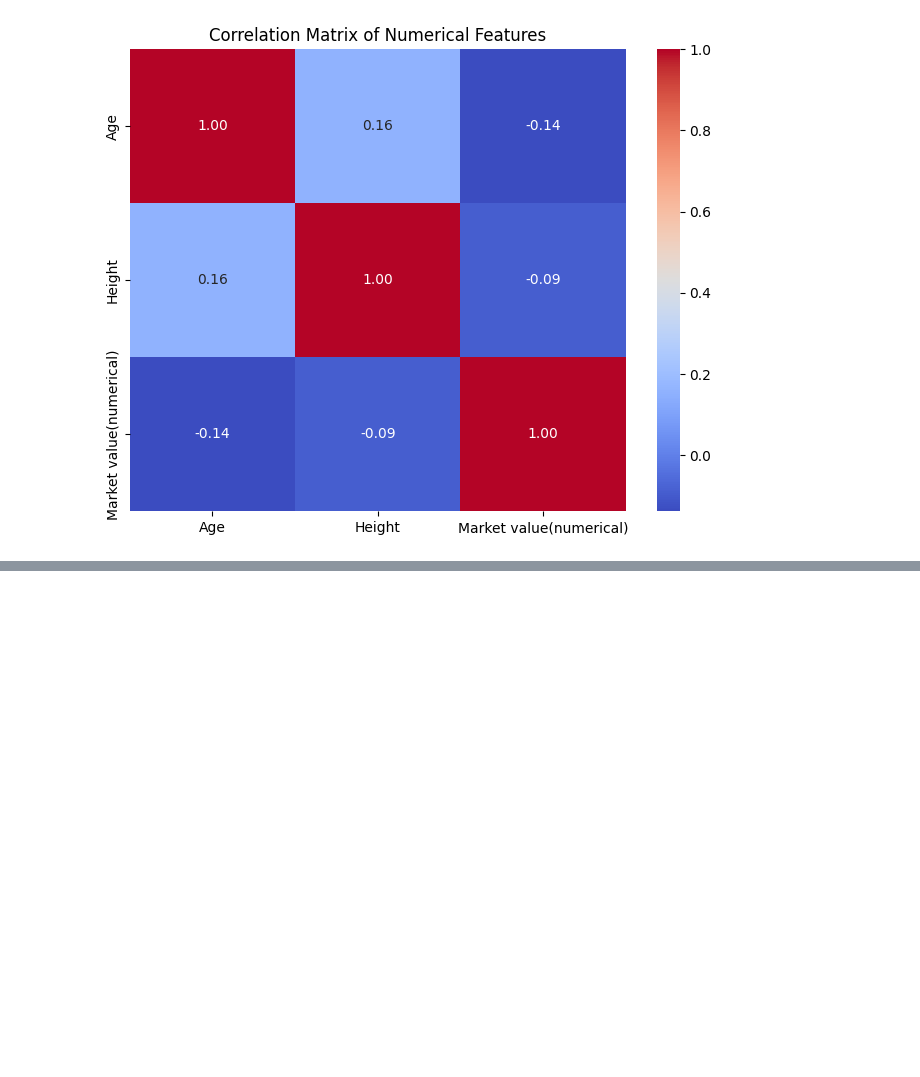
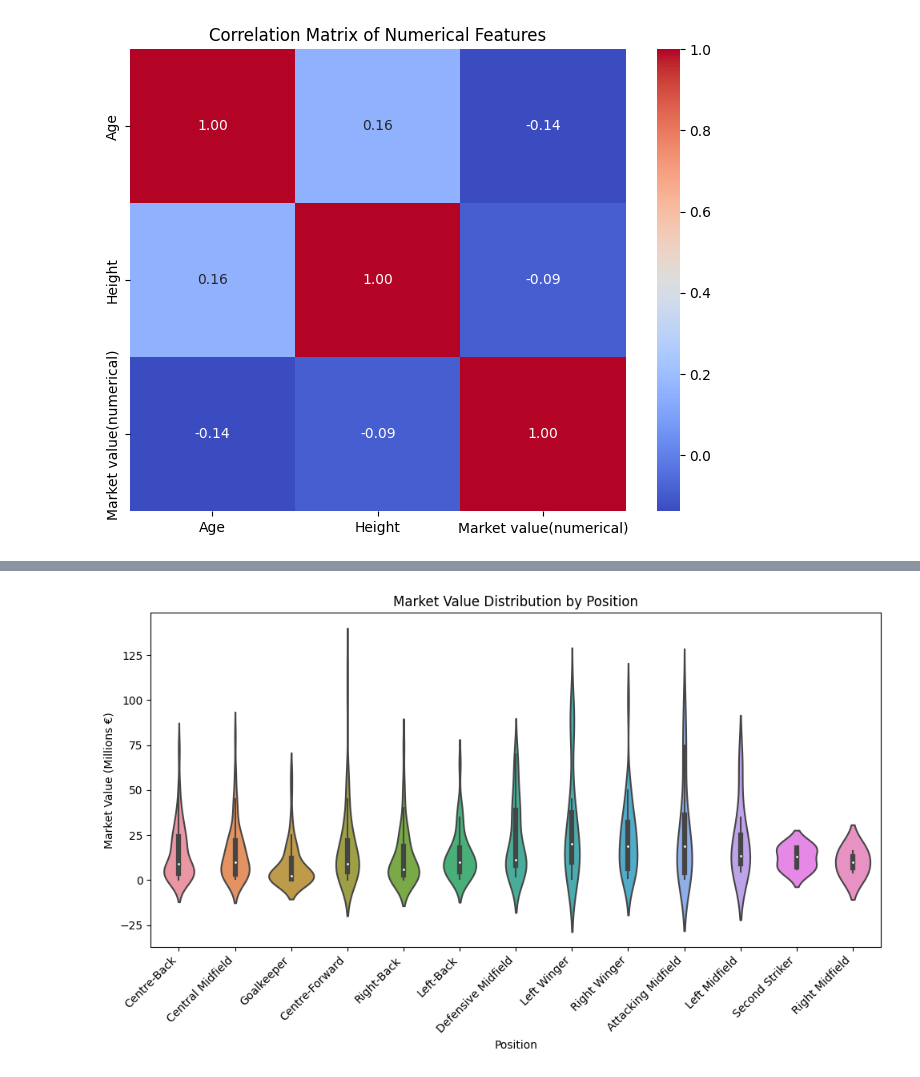
Before and after one commit to N-Garai/Premier-league-players-values-2021, a Jupyter notebook: Players'_value_2021.ipynb, the cells around one changed output, grey strips where cells are left out. Cells and saved outputs as stored; diff of their text form; code cells hidden in the pictures; blank space fills up the shorter version.

```diff
--- a/Players'_value_2021.ipynb
+++ b/Players'_value_2021.ipynb
@@ -354,0 +368,12 @@ plt.show()
+# %%
+# 2. Violin plot: Market Value vs. Position
+plt.figure(figsize=(10, 6))
+sns.violinplot(data=df, x='Position', y='Market value(numerical)', order=df['Position'].value_counts().index)
+plt.title('Market Value Distribution by Position')
+plt.xlabel('Position')
+plt.ylabel('Market Value (Millions €)')
+plt.xticks(rotation=45, ha='right')
+plt.tight_layout()
+plt.show()
+# %% [output]
+[figure, added]
```
Also changed, not shown: parts of 4 cells of this notebook.
